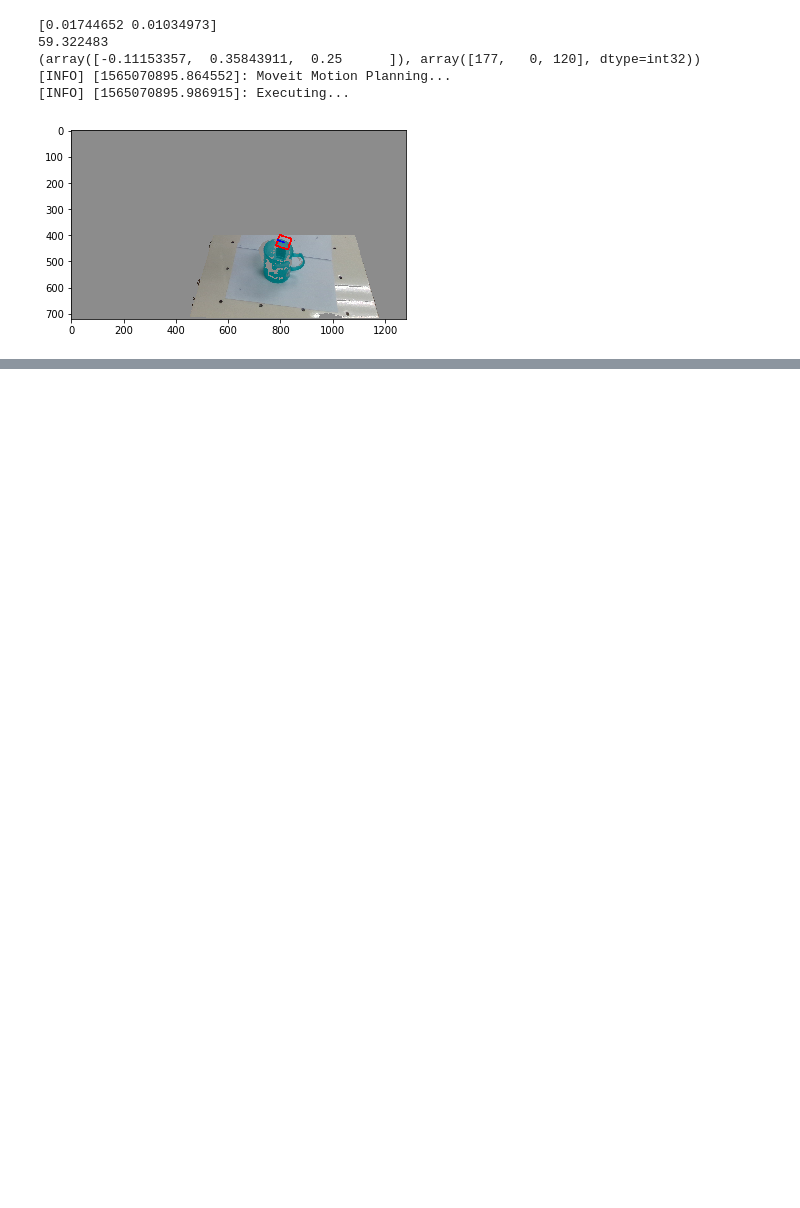
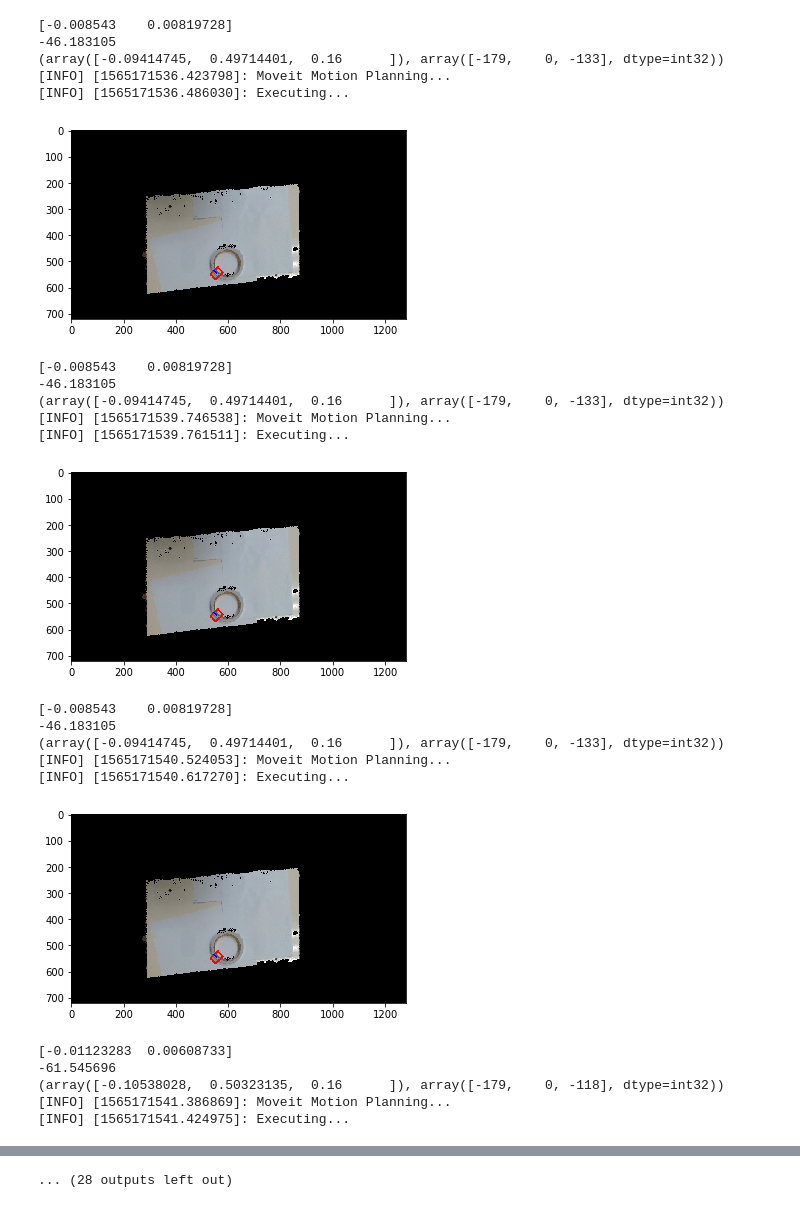
Before and after one commit to peter0749/Planar-Grasping, a Jupyter notebook: real_grasp.ipynb, the cells around one changed output, grey strips where cells are left out. Saved outputs shown, nothing was run; the diff lists cells and outputs as text; code cells hidden in the pictures; blank space fills up the shorter version.

```diff
--- a/real_grasp.ipynb
+++ b/real_grasp.ipynb
@@ -144,9 +256,11 @@ test = GraspHandler()
 # %%
-import cv2
-import matplotlib.pyplot as plt
 xyz, img = get_heightmap(bot, listenser, target_frame=target_frame, source_frame=source_frame)
 depth = xyz[...,-1]
-depth = process_heighmap_range(depth, lower=-0.03, upper=0.15)
+depth, invalid_region = process_heighmap_range(depth, lower=-0.03, upper=0.15)
 depth[:400] = 0
 depth[:,:400] = 0
-img[depth==0] = 140
+#img[depth==0] = 140
+# %%
+uv = get_camera_uv(xyz, bot, listenser, virtual_cam_frame, target_frame)
+new_img, new_depth, new_xyz, missing = apply_uv(uv, img, depth, xyz)
+new_img, new_depth, new_xyz = fill_holes(new_img, new_depth, new_xyz, mask=missing.astype(np.bool))
@@ -163,6 +289,6 @@ plt.show()
 # %%
-pts = test.get_topK(img,depth,K=10)
-img_ = np.copy(img)
+pts = test.get_topK(new_img,new_depth,K=20)
+img_ = np.copy(new_img)
 cv2.polylines(img_, pts.astype(np.int32), True, (255,0,0), 5)
 vecs = [ grasp2pts(pt) for pt in pts ]
 for vec in vecs:
@@ -179,7 +305,7 @@ def deg_diff(u_, v_):
     rad = np.arccos(costha)
     return rad
 
-def apply_grasp_pose(bot, xyz, x0_, x1_, target_frame, listener):
+def apply_grasp_pose(bot, xyz, x0_, x1_, target_frame, listener, gripper_height=0.15):
     x0 = x0_.astype(np.int32)
     x1 = x1_.astype(np.int32)
     pt1_ = xyz[x0[1],x0[0]] # grasp in base_link
@@ -205,27 +331,44 @@ def apply_grasp_pose(bot, xyz, x0_, x1_, target_frame, listener):
     quat = tf.transformations.quaternion_multiply(rot_grasp, quat)
     quat = tf.transformations.quaternion_multiply(rot, quat)
     #quat = tf.transformations.quaternion_multiply(rot_grasp, quat)
-    final_r = RotationS.from_quat(np.asarray(quat)).as_euler('xyz', degrees=True).clip(-177,177)
+    final_r = RotationS.from_quat(np.asarray(quat)).as_euler('xyz', degrees=True).clip(-179.9,179.9)
     quat = RotationS.from_euler('xyz', final_r, degrees=True).as_quat()
 
-    trans = np.array([pt1[0], pt1[1], 0.25])
+    height = gripper_height + max(0.01,height)
+    trans = np.array([pt1[0], pt1[1], height])
     print(trans, final_r.astype(np.int32))
     bot.arm.set_ee_pose(trans, quat)
 # %%
-#for i in range(len(pts)):
-for i in [0]:
+for i in range(len(pts)):
     best_grasp = grasp2pts(pts[i])
-    apply_grasp_pose(bot, xyz, best_grasp[0], best_grasp[1], target_frame, listenser)
-    img_ = np.copy(img)
+    apply_grasp_pose(bot, new_xyz, best_grasp[0], best_grasp[1], target_frame, listenser)
+    img_ = np.copy(new_img)
     cv2.polylines(img_, [pts[i].astype(np.int32)], True, (255,0,0), 5)
     pt = grasp2pts(pts[i])
     cv2.line(img_, tuple(pt[0].astype(np.int32)), tuple(pt[1].astype(np.int32)), (0,0,255), 5)
     plt.imshow(img_)
     plt.show()
 # %% [output]
-[0.01744652 0.01034973]
-59.322483
-(array([-0.11153357,  0.35843911,  0.25      ]), array([177,   0, 120], dtype=int32))
-[INFO] [1565070895.864552]: Moveit Motion Planning...
-[INFO] [1565070895.986915]: Executing...
+[-0.008543    0.00819728]
+-46.183105
+(array([-0.09414745,  0.49714401,  0.16      ]), array([-179,    0, -133], dtype=int32))
+[INFO] [1565171536.423798]: Moveit Motion Planning...
+[INFO] [1565171536.486030]: Executing...
-[figure, old version]
+[figure, new version]
+[-0.008543    0.00819728]
+-46.183105
+(array([-0.09414745,  0.49714401,  0.16      ]), array([-179,    0, -133], dtype=int32))
+[INFO] [1565171539.746538]: Moveit Motion Planning...
+[INFO] [1565171539.761511]: Executing...
+[figure, added]
+[-0.008543    0.00819728]
+-46.183105
+(array([-0.09414745,  0.49714401,  0.16      ]), array([-179,    0, -133], dtype=int32))
+[INFO] [1565171540.524053]: Moveit Motion Planning...
+[INFO] [1565171540.617270]: Executing...
+[figure, added]
+[-0.01123283  0.00608733]
+-61.545696
+(array([-0.10538028,  0.50323135,  0.16      ]), array([-179,    0, -118], dtype=int32))
+[INFO] [1565171541.386869]: Moveit Motion Planning...
+[INFO] [1565171541.424975]: Executing...
@@ -231,0 +388 @@ for i in [0]:
+... (28 outputs left out)
```
Also changed, not shown: parts of 12 cells of this notebook.
